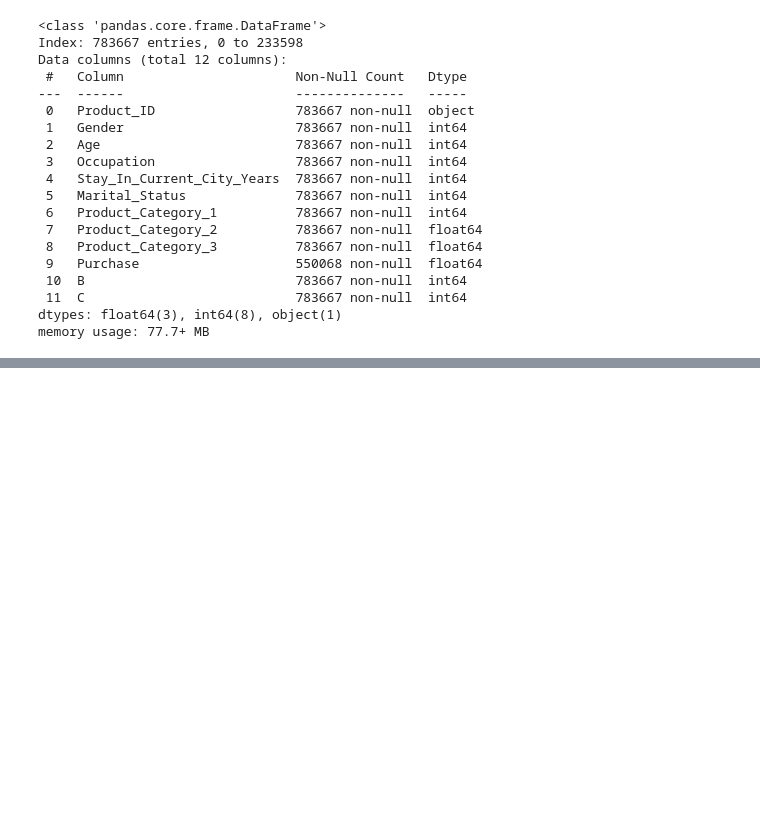
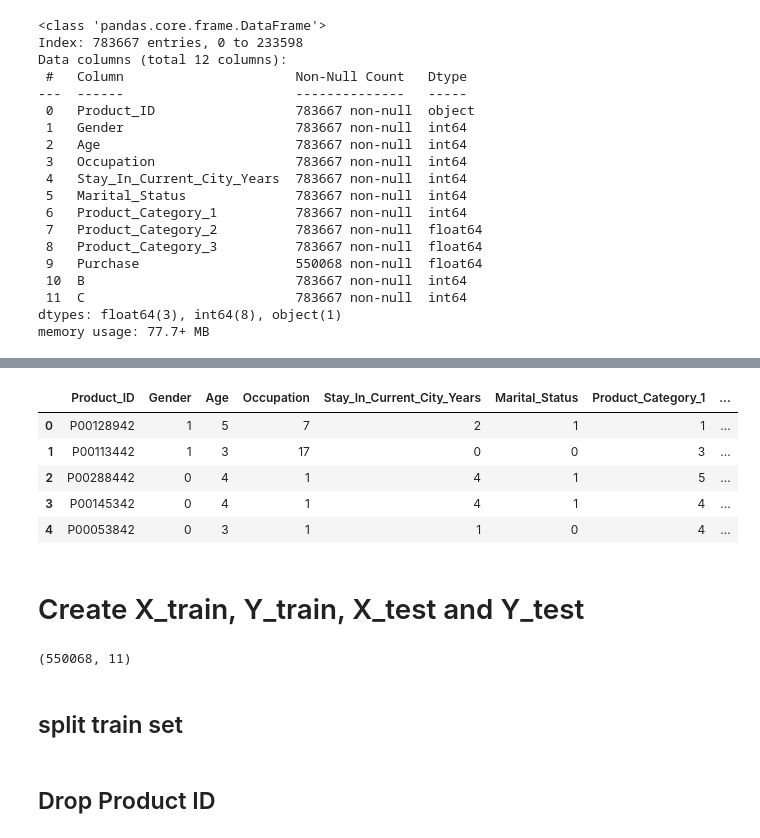
Before and after one commit to Nitin286roxs/Content-Based-Image-Retrieval, a Jupyter notebook: Black_friday_dataset_feature_engineering/Black_friday_dataset_feature_engineering.ipynb, the cells around one changed output, grey strips where cells are left out. Cells and saved outputs as stored; diff of their text form; code cells hidden in the pictures; blank space fills up the shorter version.

```diff
--- a/Black_friday_dataset_feature_engineering/Black_friday_dataset_feature_engineering.ipynb
+++ b/Black_friday_dataset_feature_engineering/Black_friday_dataset_feature_engineering.ipynb
@@ -204,0 +219,20 @@ memory usage: 77.7+ MB
+# %%
+test_df.head(5)
+# %% [output]
+|  | Product_ID | Gender | Age | Occupation | Stay_In_Current_City_Years | Marital_Status | Product_Category_1 | ... |
+| 0 | P00128942 | 1 | 5 | 7 | 2 | 1 | 1 | ... |
+| 1 | P00113442 | 1 | 3 | 17 | 0 | 0 | 3 | ... |
+| 2 | P00288442 | 0 | 4 | 1 | 4 | 1 | 5 | ... |
+| 3 | P00145342 | 0 | 4 | 1 | 4 | 1 | 4 | ... |
+| 4 | P00053842 | 0 | 3 | 1 | 1 | 0 | 4 | ... |
+# %% [markdown]
+# Create X_train, Y_train, X_test and Y_test
+# %%
+y_train = train_df['Purchase']
+y_train.shape
+x_train = train_df.drop(['Purchase'],axis=1)
+x_train.shape
+# %% [output]
+(550068, 11)
+# %% [markdown]
+## split train set
@@ -204,0 +242,2 @@ memory usage: 77.7+ MB
+# %% [markdown]
+## Drop Product ID
```
Also changed, not shown: parts of 7 cells of this notebook.
